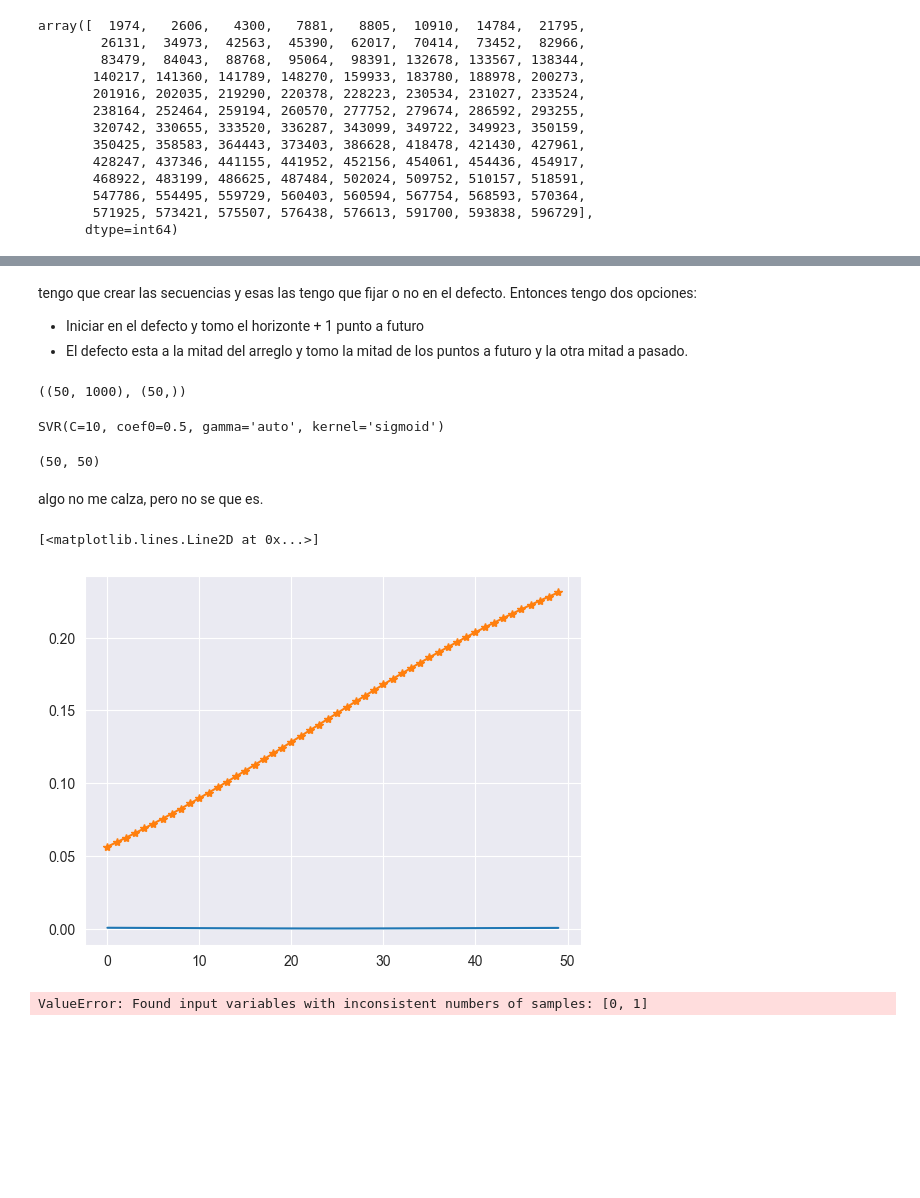
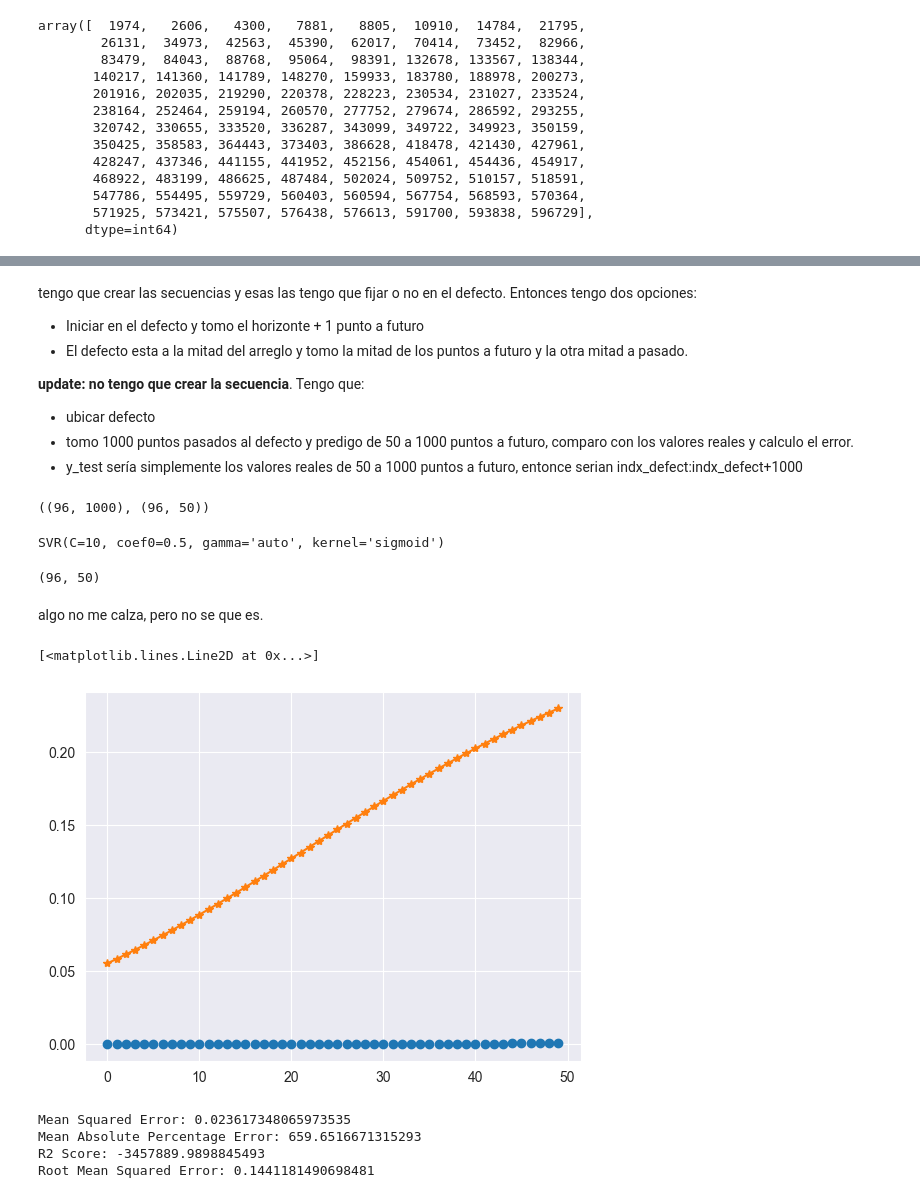
Before and after one commit to consuelorojas/Tesis, a Jupyter notebook: SVR/test_funcionestesteo.ipynb, the cells around one changed output, grey strips where cells are left out. Saved outputs shown, nothing was run; the diff lists cells and outputs as text; code cells hidden in the pictures; blank space fills up the shorter version.

```diff
--- a/SVR/test_funcionestesteo.ipynb
+++ b/SVR/test_funcionestesteo.ipynb
@@ -75,18 +103,34 @@ amplitude[defectos[0]]
 tengo que crear las secuencias y esas las tengo que fijar o no en el defecto. Entonces tengo dos opciones:
 * Iniciar en el defecto y tomo el horizonte + 1 punto a futuro
 * El defecto esta a la mitad del arreglo y tomo la mitad de los puntos a futuro y la otra mitad a pasado.
+
+**update: no tengo que crear la secuencia**.
+Tengo que:
+* ubicar defecto
+* tomo 1000 puntos pasados al defecto y predigo de 50 a 1000 puntos a futuro, comparo con los valores reales y calculo el error.
+* y_test sería simplemente los valores reales de 50 a 1000 puntos a futuro, entonce serian indx_defect:indx_defect+1000
-# %%
-ind1 = defectos[0]
-horizonte = 1000
-rollingwindow = 50
-
-#así creo la secuencia.
-seq_datos = amplitude[ind1:ind1+horizonte+rollingwindow].values
-
-x,y = ut2.create_sequences(seq_datos, horizonte)
-x.shape, y.shape
-# %% [output]
-((50, 1000), (50,))
+# %%
+ind1 = defectos[0]
+horizonte = 1000
+rollingwindow = 50
+
+x_test = []
+y_test = []
+
+for indx in tqdm(defectos):
+    x_aux = amplitude[ind1-1000:ind1].values
+    y_aux = amplitude[ind1:ind1+50].values
+    x_test.append(x_aux)
+    y_test.append(y_aux)
+
+x_test = np.array(x_test)
+y_test = np.array(y_test)
+
+x_test.shape, y_test.shape
+#x_test = x_test.reshape(, x_test.shape[0])
+#x_test.shape
+# %% [output]
+((96, 1000), (96, 50))
 # %%
 import pickle
 filename = 'SVR_model.sav'
@@ -94,22 +138,33 @@ model = pickle.load(open(filename, 'rb'))
 model
 # %% [output]
 SVR(C=10, coef0=0.5, gamma='auto', kernel='sigmoid')
+# %%
+x_test, y_test = ut2.defectos_set(defectos, amplitude, 50)
 # %%
-pred = ut2.rollingWindowPrediction_SVR(model, x, 50)
+pred = ut2.rollingWindowPrediction_SVR(model, x_test, 50)
 pred = np.array(pred)
 pred.shape
 # %% [output]
-(50, 50)
+(96, 50)
 # %% [markdown]
 algo no me calza, pero no se que es.
 # %%
-plt.plot(y)
-plt.plot(pred[0], '-*')
+plt.plot(y_test[-1],'o')
+plt.plot(pred[-1], '-*')
 # %% [output]
 [<matplotlib.lines.Line2D at 0x...>]
-[figure, old version]
+[figure, new version]
-# %%
-import errores as er
-x = er.error_metrics(pred[:-49], y, 50)
-# %% [output]
-ValueError: Found input variables with inconsistent numbers of samples: [0, 1]
+# %%
+import errores as er
+
+#pred = pred.reshape(pred.shape[1],1)
+mse, mape, r2, rmse = er.calculate_errors(pred, y_test)
+print(f'Mean Squared Error: {mse}')
+print(f'Mean Absolute Percentage Error: {mape}')
+print(f'R2 Score: {r2}')
+print(f'Root Mean Squared Error: {rmse}')
+# %% [output]
+Mean Squared Error: 0.023617348065973535
+Mean Absolute Percentage Error: 659.6516671315293
+R2 Score: -3457889.9898845493
+Root Mean Squared Error: 0.1441181490698481
```
Also changed, not shown: parts of 5 cells of this notebook, 3 other files.
